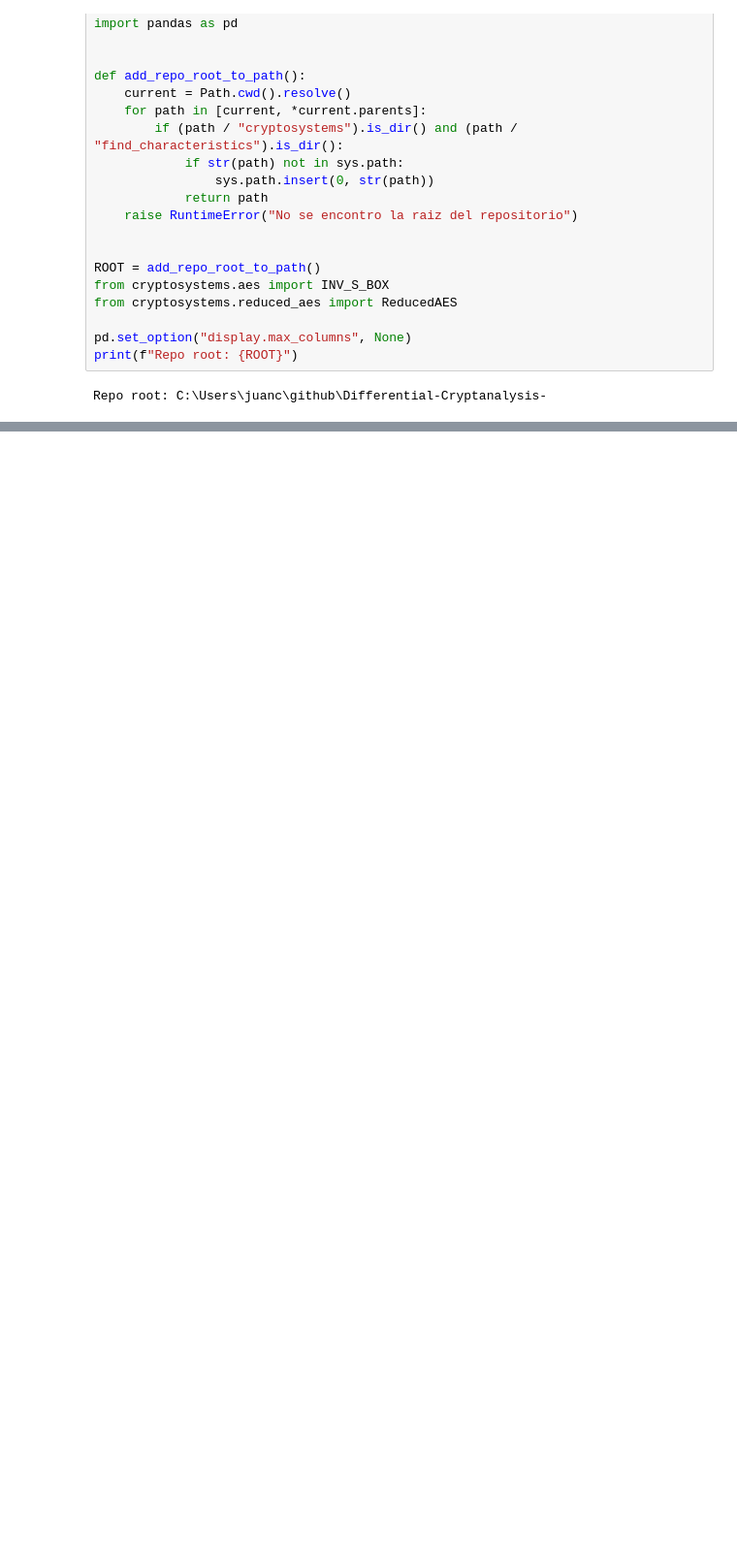
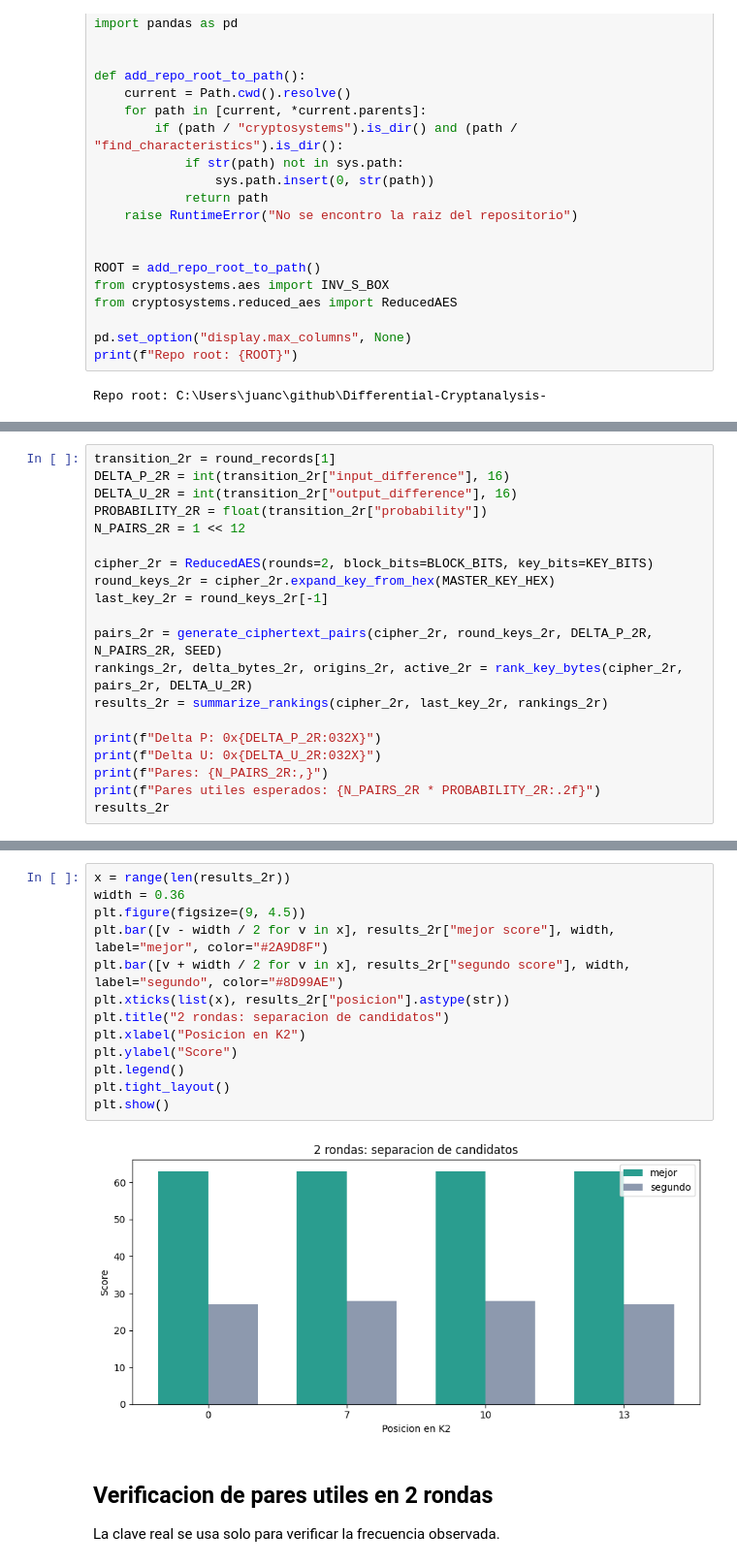
Before and after one commit to JuanDDY/Differential-Cryptanalysis-, a Jupyter notebook: differential_cryptoanalysis/aes_key_recovery_paso_a_paso.ipynb, the cells around one changed output, grey strips where cells are left out. Shown at 97% size. Saved outputs shown, nothing was run; the diff lists cells and outputs as text; blank space fills up the shorter version.

```diff
--- a/differential_cryptoanalysis/aes_key_recovery_paso_a_paso.ipynb
+++ b/differential_cryptoanalysis/aes_key_recovery_paso_a_paso.ipynb
@@ -288,0 +146,20 @@ result_df
+# %%
+transition_2r = round_records[1]
+DELTA_P_2R = int(transition_2r["input_difference"], 16)
+DELTA_U_2R = int(transition_2r["output_difference"], 16)
+PROBABILITY_2R = float(transition_2r["probability"])
+N_PAIRS_2R = 1 << 12
+
+cipher_2r = ReducedAES(rounds=2, block_bits=BLOCK_BITS, key_bits=KEY_BITS)
+round_keys_2r = cipher_2r.expand_key_from_hex(MASTER_KEY_HEX)
+last_key_2r = round_keys_2r[-1]
+
+pairs_2r = generate_ciphertext_pairs(cipher_2r, round_keys_2r, DELTA_P_2R, N_PAIRS_2R, SEED)
+rankings_2r, delta_bytes_2r, origins_2r, active_2r = rank_key_bytes(cipher_2r, pairs_2r, DELTA_U_2R)
+results_2r = summarize_rankings(cipher_2r, last_key_2r, rankings_2r)
+
+print(f"Delta P: 0x{DELTA_P_2R:032X}")
+print(f"Delta U: 0x{DELTA_U_2R:032X}")
+print(f"Pares: {N_PAIRS_2R:,}")
+print(f"Pares utiles esperados: {N_PAIRS_2R * PROBABILITY_2R:.2f}")
+results_2r
@@ -288,0 +189,19 @@ result_df
+# %%
+x = range(len(results_2r))
+width = 0.36
+plt.figure(figsize=(9, 4.5))
+plt.bar([v - width / 2 for v in x], results_2r["mejor score"], width, label="mejor", color="#2A9D8F")
+plt.bar([v + width / 2 for v in x], results_2r["segundo score"], width, label="segundo", color="#8D99AE")
+plt.xticks(list(x), results_2r["posicion"].astype(str))
+plt.title("2 rondas: separacion de candidatos")
+plt.xlabel("Posicion en K2")
+plt.ylabel("Score")
+plt.legend()
+plt.tight_layout()
+plt.show()
+# %% [output]
+[figure, added]
+# %% [markdown]
+## Verificacion de pares utiles en 2 rondas
+
+La clave real se usa solo para verificar la frecuencia observada.
```
Also changed, not shown: parts of 32 cells of this notebook, 15 other files.
